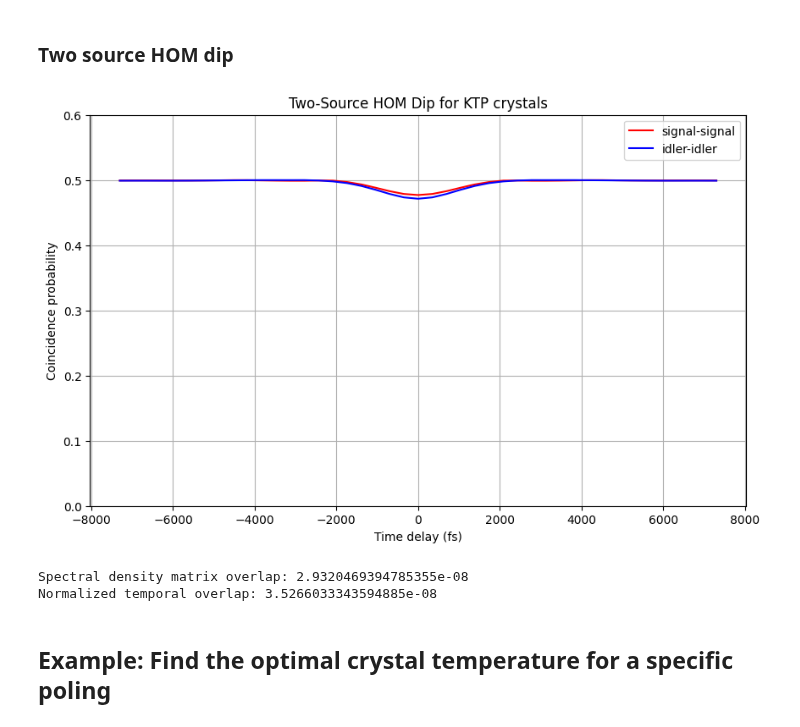
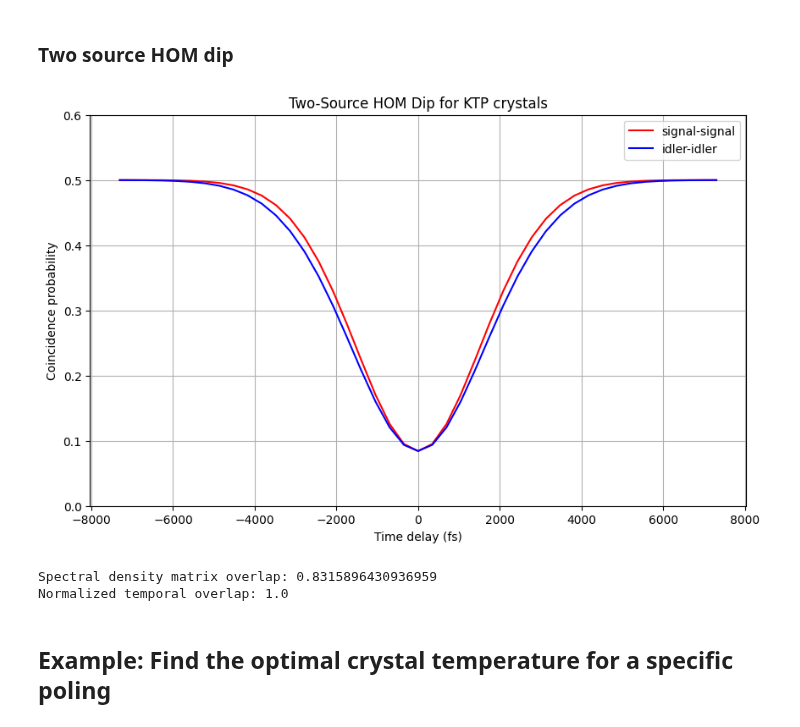
Before and after one commit to nicosieber/PhotonPairLab, a Jupyter notebook: demo.ipynb, the cells around one changed output. Saved outputs shown, nothing was run; the diff lists cells and outputs as text; code cells hidden in the pictures.

```diff
--- a/demo.ipynb
+++ b/demo.ipynb
@@ -67,7 +67,7 @@ fig, ax = plotter.plot_result(key='JSA')
 ### Two source HOM dip
 # %%
 # Initialize the HOMAnalyzer with two results
-analyzer = HOMAnalyzer(results1, results2)
+analyzer = HOMAnalyzer(results1, results1)
 
 # Compute two-mode HOM interference and time-domain data
 hom_data1 = analyzer.compute_two_mode_HOM(mode1="signal", mode2="signal")
@@ -84,36 +84,36 @@ threshold = 7500#np.amax(t_signal1)
 mask = (t_signal1 >= -threshold) & (t_signal1 <= threshold)
 
 P_tau1 = P_tau_rescaled_cross1[mask]
 P_tau2 = P_tau_rescaled_cross2[mask]
 
 # Plot the results
 plt.figure(figsize=(10, 6))
 plt.plot(t_signal1[mask], P_tau1, label="signal-signal", color="red")
 plt.plot(t_signal2[mask], P_tau2, label="idler-idler", color="blue")
 
 plt.xlabel("Time delay (fs)")
 plt.ylabel("Coincidence probability")
 plt.ylim(0,0.6)
 plt.title("Two-Source HOM Dip for KTP crystals")
 plt.legend()
 plt.grid(True)
 plt.show()
 
 
 rho1, _ = analyzer.get_reduced_density_matrix("signal", 0)
 rho2, _ = analyzer.get_reduced_density_matrix("signal", 1)
 rho1_temporal = convert_to_time_domain(rho1)
 rho2_temporal = convert_to_time_domain(rho2)
 overlap = np.abs(np.sum(np.conj(rho1) * rho2))
 print("Spectral density matrix overlap:", overlap)
 temporal_norm1 = np.sum(np.abs(rho1_temporal)**2)
 temporal_norm2 = np.sum(np.abs(rho2_temporal)**2)
 overlap_temporal_norm = np.abs(np.sum(np.conj(rho1_temporal) * rho2_temporal)) / np.sqrt(temporal_norm1 * temporal_norm2)
 print("Normalized temporal overlap:", overlap_temporal_norm)
 # %% [output]
-[figure, old version]
+[figure, new version]
-Spectral density matrix overlap: 2.9320469394785355e-08
-Normalized temporal overlap: 3.5266033343594885e-08
+Spectral density matrix overlap: 0.8315896430936959
+Normalized temporal overlap: 1.0
 # %% [markdown]
 ## Example: Find the optimal crystal temperature for a specific poling
 # %% [markdown]
```
Also changed, not shown: 3 other files.
